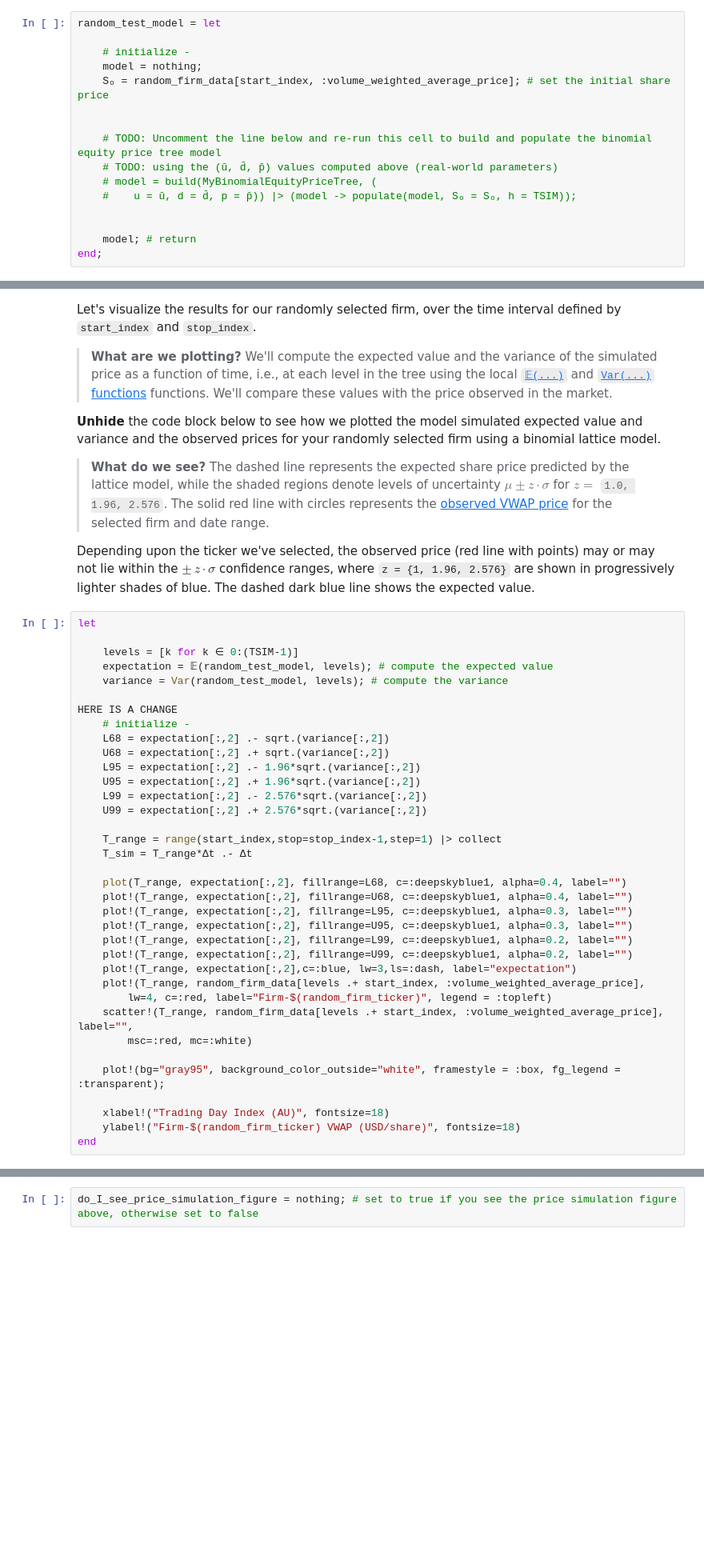
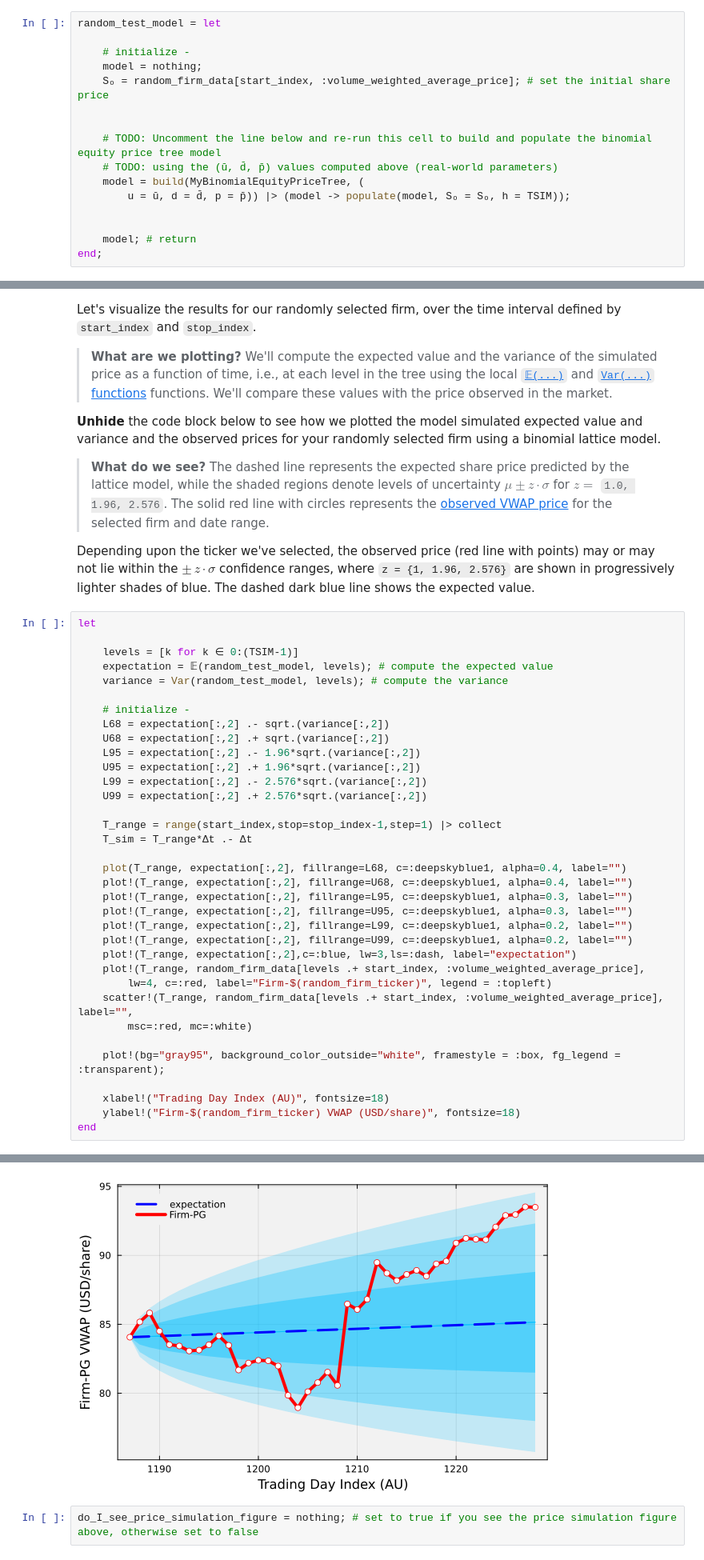
Before and after one commit to CHEME-5660-Classroom-Cornell/ps2-5660-f25-mccarthyg16, a Jupyter notebook: PS2-CHEME-5660-Student-LatticeStylizedFacts-RWPM-Fall-2025.ipynb, the cells around one changed output, grey strips where cells are left out. Shown: that part at 80% size. Cells and saved outputs as stored; diff of their text form; blank space fills up the shorter version.

```diff
--- a/PS2-CHEME-5660-Student-LatticeStylizedFacts-RWPM-Fall-2025.ipynb
+++ b/PS2-CHEME-5660-Student-LatticeStylizedFacts-RWPM-Fall-2025.ipynb
@@ -239,8 +248,8 @@ random_test_model = let
 
     # TODO: Uncomment the line below and re-run this cell to build and populate the binomial equity price tree model
     # TODO: using the (ū, d̄, p̄) values computed above (real-world parameters)
-    # model = build(MyBinomialEquityPriceTree, (
-    #    u = ū, d = d̄, p = p̄)) |> (model -> populate(model, Sₒ = Sₒ, h = TSIM));
+    model = build(MyBinomialEquityPriceTree, (
+        u = ū, d = d̄, p = p̄)) |> (model -> populate(model, Sₒ = Sₒ, h = TSIM));
 
 
     model; # return
@@ -275,7 +300,6 @@ let
     expectation = 𝔼(random_test_model, levels); # compute the expected value
     variance = Var(random_test_model, levels); # compute the variance
 
-HERE IS A CHANGE
     # initialize -
     L68 = expectation[:,2] .- sqrt.(variance[:,2])
     U68 = expectation[:,2] .+ sqrt.(variance[:,2])
@@ -312,3 +332,4 @@ Closest candidates are:
+[figure, added]
 # %%
 do_I_see_price_simulation_figure = nothing; # set to true if you see the price simulation figure above, otherwise set to false
 # %% [markdown]
```
Also changed, not shown: parts of 24 cells of this notebook.
